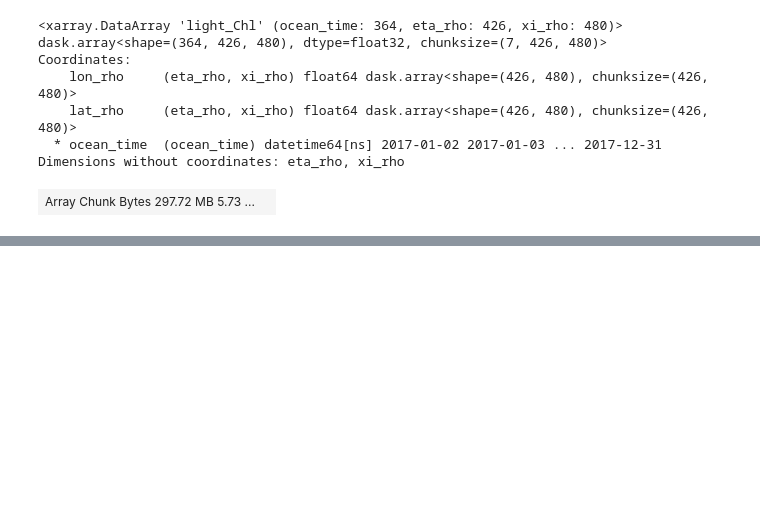
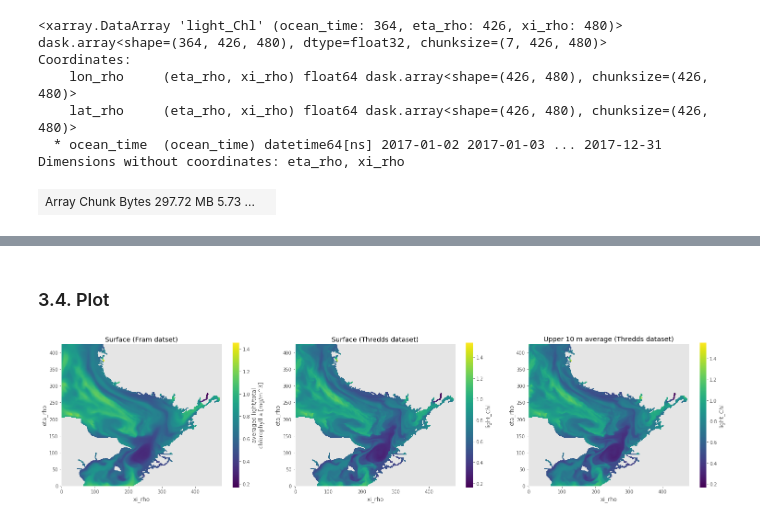
Before and after one commit to NIVANorge/martini-indicator-notebooks, a Jupyter notebook: src/notebooks/CHLa_indicator.ipynb, the cells around one changed output, grey strips where cells are left out. Saved outputs shown, nothing was run; the diff lists cells and outputs as text; code cells hidden in the pictures; blank space fills up the shorter version.

```diff
--- a/src/notebooks/CHLa_indicator.ipynb
+++ b/src/notebooks/CHLa_indicator.ipynb
@@ -281,3 +289,38 @@ Wall time: 15min 29s
 # Tidy up
 client.close()
 shutil.rmtree('dask-worker-space')
+# %% [markdown]
+### 3.4. Plot
+# %%
+# Date index of interest
+dt_idx = 180
+
+# Use to adjust colourbar scale. Set to None to use full range of data
+# on each subplot
+vmin, vmax = None, None
+
+# Read data
+orig_nc_path = r'../../../../shared/martini/martini800_v2_Chl_surf.nc'
+new_nc_path = r'../../../../shared/martini/light_chl_surf_test.nc'
+avg_nc_path = r'../../../../shared/martini/light_chl_upper_10m_test.nc'
+
+orig_ds = xr.open_dataset(orig_nc_path)
+new_ds = xr.open_dataset(new_nc_path)
+avg_ds = xr.open_dataset(avg_nc_path)
+
+# Plot
+fig, axes = plt.subplots(nrows=1, ncols=3, figsize=(21,5))
+for ax in axes:
+    ax.set_aspect('equal')
+
+orig_ds['light_Chl'].isel(ocean_time=dt_idx).plot(ax=axes[0], vmin=vmin, vmax=vmax)
+new_ds['light_Chl'].isel(ocean_time=dt_idx).plot(ax=axes[1], vmin=vmin, vmax=vmax)
+avg_ds['light_Chl'].isel(ocean_time=dt_idx).plot(ax=axes[2], vmin=vmin, vmax=vmax)
+
+axes[0].set_title('Surface (Fram datset)')
+axes[1].set_title('Surface (Thredds dataset)')
+axes[2].set_title('Upper 10 m average (Thredds dataset)')
+
+plt.tight_layout()
+# %% [output]
+[figure, added]
```
Also changed, not shown: parts of 3 cells of this notebook, 1 other file.
